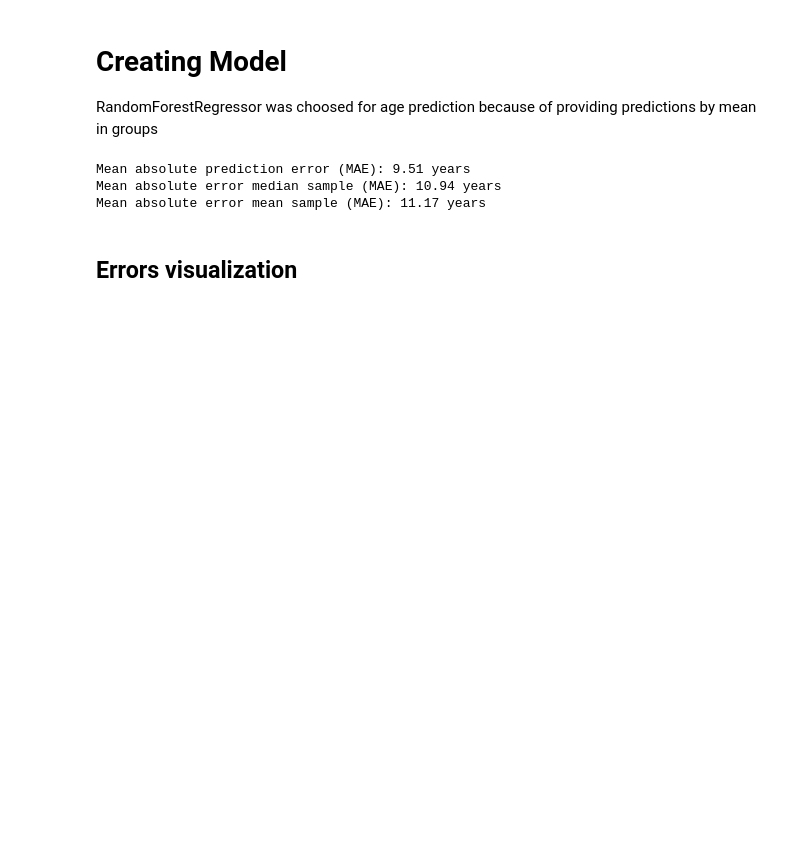
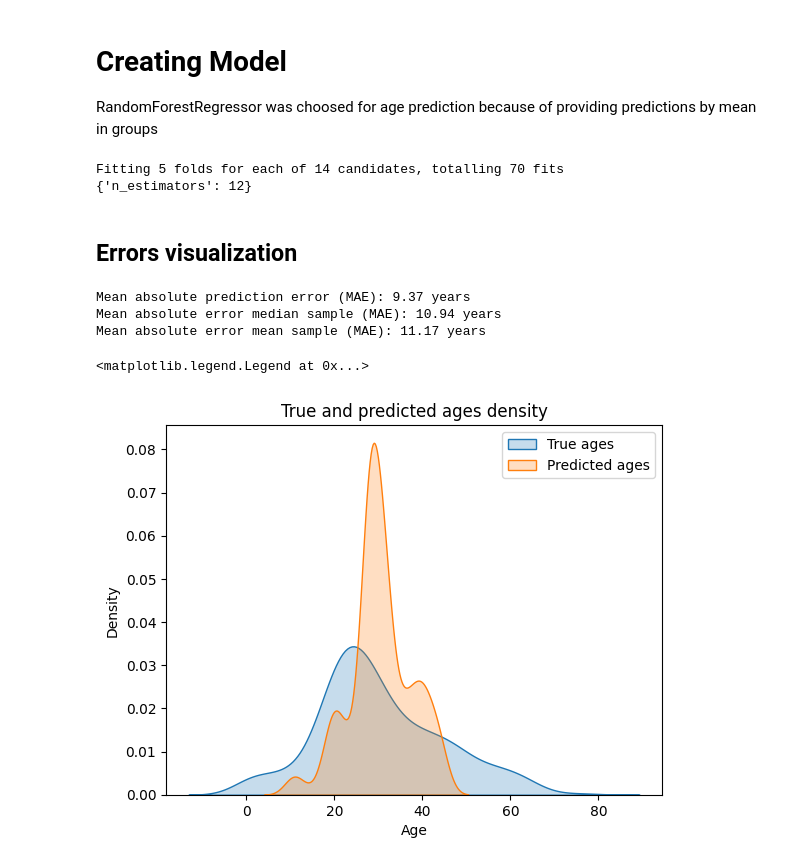
Before and after one commit to PigStep/ML-Titanic-Kaggle-contest, a Jupyter notebook: notebooks/Age regressor notebook/Age_regressor.ipynb, the cells around one changed output. Cells and saved outputs as stored; diff of their text form; code cells hidden in the pictures; blank space fills up the shorter version.

Commit message:
viz: Errors vizualization

```diff
--- a/notebooks/Age regressor notebook/Age_regressor.ipynb
+++ b/notebooks/Age regressor notebook/Age_regressor.ipynb
@@ -174,29 +186,56 @@ second_prm = {
     }
 
 # print(third_grid().best_params_)
+third_prm = {
+    'max_depth': 3,
+    'min_samples_leaf': 11,
+    'min_samples_split': 2,
+    'n_estimators': 10
+    }
+
+print(final_grid().best_params_)
 parameters = { #Final choosed parameters
-    'max_depth': 4,
-    'min_samples_leaf': 10,
+    'max_depth': 3,
+    'min_samples_leaf': 11,
     'min_samples_split': 2,
-    'n_estimators': 5
+    'n_estimators': 12
     }
+# %% [output]
+Fitting 5 folds for each of 14 candidates, totalling 70 fits
+{'n_estimators': 12}
-# %%
-#Создаем модель
-rgrs = RandomForestRegressor(random_state=42, **parameters)
-rgrs.fit(X_train,y_train)
-
-# Предсказание
-y_pred = rgrs.predict(X_test)
-
-# Средняя ошибка
-mae = mean_absolute_error(y_test, y_pred)
-
-print(f"Mean absolute prediction error (MAE): {mae:.2f} years")
-print(f"Mean absolute error median sample (MAE): {(abs(y_test - y_test.median())).mean():.2f} years")
-print(f"Mean absolute error mean sample (MAE): {(abs(y_test - y_test.mean())).mean():.2f} years")
-# %% [output]
-Mean absolute prediction error (MAE): 9.51 years
-Mean absolute error median sample (MAE): 10.94 years
-Mean absolute error mean sample (MAE): 11.17 years
 # %% [markdown]
 ## Errors visualization
+# %%
+#Создаем модель
+rgrs = RandomForestRegressor(random_state=42, **parameters)
+rgrs.fit(X_train,y_train)
+
+# Предсказание
+y_pred = rgrs.predict(X_test)
+
+# Средняя ошибка
+mae = mean_absolute_error(y_test, y_pred)
+
+print(f"Mean absolute prediction error (MAE): {mae:.2f} years")
+print(f"Mean absolute error median sample (MAE): {(abs(y_test - y_test.median())).mean():.2f} years")
+print(f"Mean absolute error mean sample (MAE): {(abs(y_test - y_test.mean())).mean():.2f} years")
+# %% [output]
+Mean absolute prediction error (MAE): 9.37 years
+Mean absolute error median sample (MAE): 10.94 years
+Mean absolute error mean sample (MAE): 11.17 years
+# %%
+true_pred = pd.DataFrame({
+    "True":y_test,
+    "Predicted":y_pred,
+    'Error': abs(y_test - y_pred)
+})
+
+sns.kdeplot(true_pred,x="True", label = "True ages", fill=True)
+sns.kdeplot(true_pred,x="Predicted", label = "Predicted ages" , fill=True)
+
+plt.title("True and predicted ages density")
+plt.xlabel("Age")
+plt.legend()
+# %% [output]
+<matplotlib.legend.Legend at 0x...>
+[figure, added]
```
Also changed, not shown: parts of 1 cell of this notebook.
